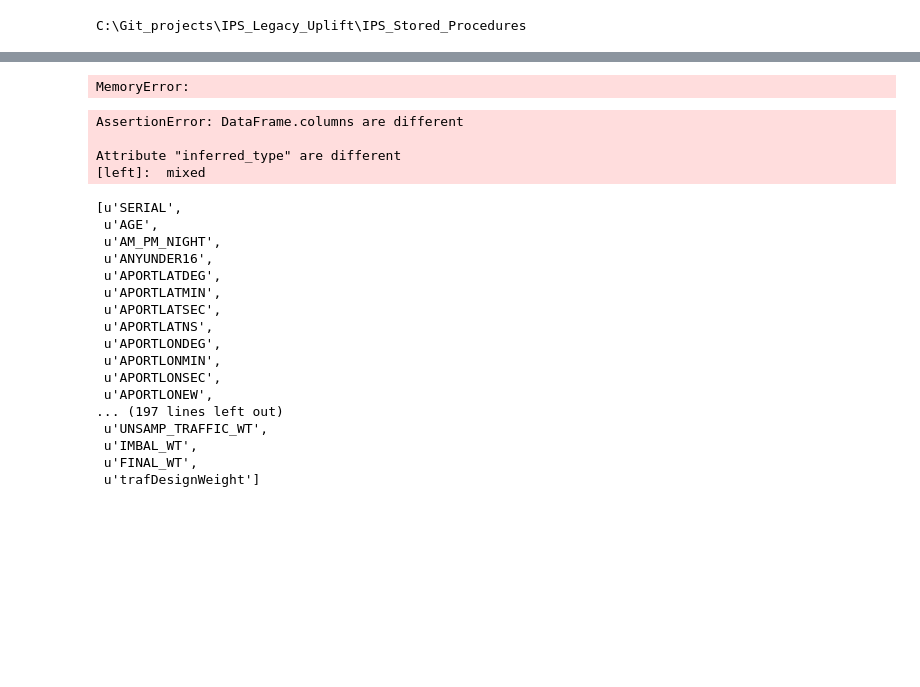
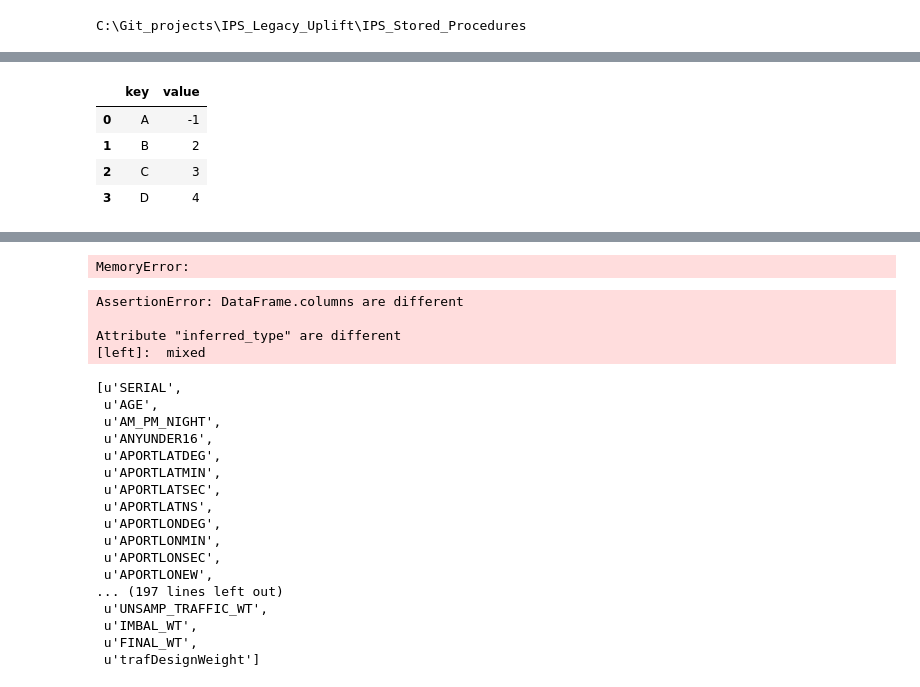
Before and after one commit to martyncolmer/ips_legacy_uplift, a Jupyter notebook: IPS_Stored_Procedures/IPS_traffic_weight_calc_jupyter.ipynb, the cells around one changed output, grey strips where cells are left out. Drawn from its saved outputs; the diff is of its cells as text; code cells hidden in the pictures; blank space fills up the shorter version.

```diff
--- a/IPS_Stored_Procedures/IPS_traffic_weight_calc_jupyter.ipynb
+++ b/IPS_Stored_Procedures/IPS_traffic_weight_calc_jupyter.ipynb
@@ -98,0 +349,13 @@ assert_frame_equal(df_survey, df) # these are equal
+# %%
+df1 = pd.DataFrame({'key': ['A', 'B', 'C', 'D'],'value': [-1 ,2, 3, 4]})
+
+df2 = pd.DataFrame({'key': ['B', 'D', 'D', 'E'],'value': [1, 2, 3, 4]})
+
+#df1.merge(df2, on='key', how='inner')
+df1
+# %% [output]
+|  | key | value |
+| 0 | A | -1 |
+| 1 | B | 2 |
+| 2 | C | 3 |
+| 3 | D | 4 |
```
Also changed, not shown: parts of 26 cells of this notebook, 3 other files.
